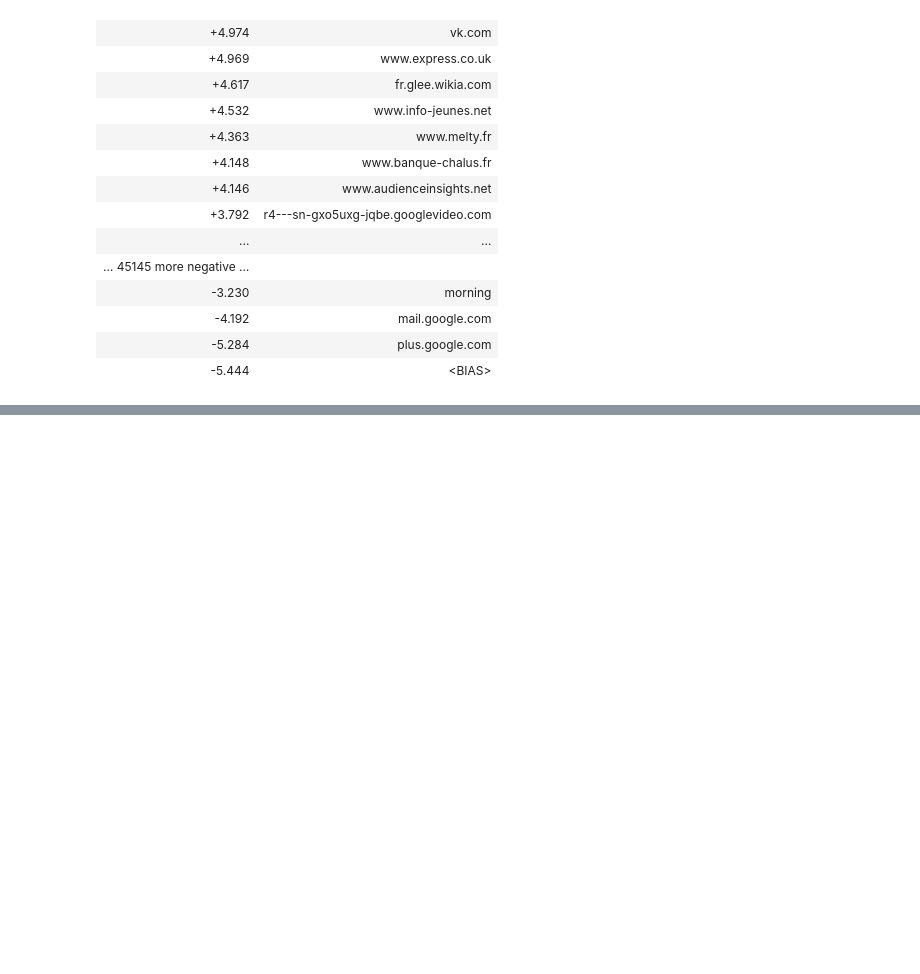
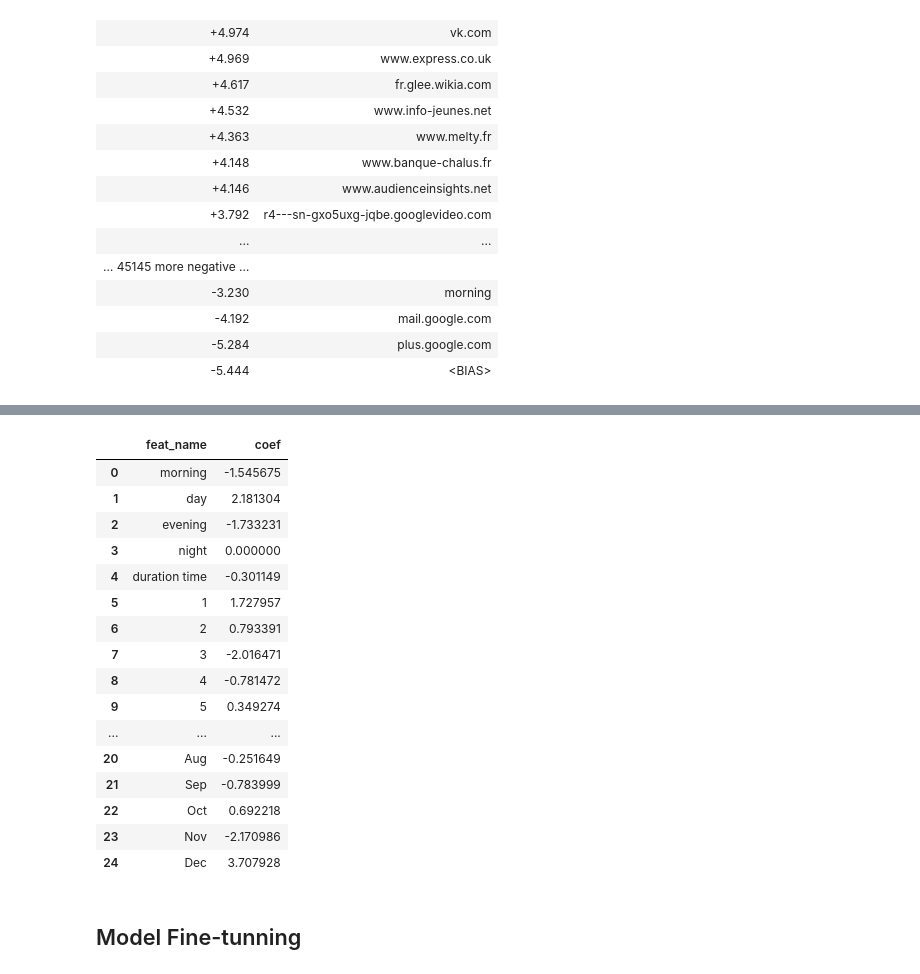
Before and after one commit to BoshengW/Data_Science_Learning, a Jupyter notebook: Alice_Kaggle/Alice_Model.ipynb, the cells around one changed output, grey strips where cells are left out. Drawn from its saved outputs; the diff is of its cells as text; code cells hidden in the pictures; blank space fills up the shorter version.

```diff
--- a/Alice_Kaggle/Alice_Model.ipynb
+++ b/Alice_Kaggle/Alice_Model.ipynb
@@ -293,0 +315,3 @@ array([False,  True,  True,  True,  True,  True,  True,  True,  True,
+# %%
+new_features2 = new_features2[:5]
+new_features2+=['weekday', 'yearmonth','month']
@@ -293,0 +390,7 @@ array([False,  True,  True,  True,  True,  True,  True,  True,  True,
+# %%
+month_map = {'1': 'Jan.', '2': 'Feb.', '3': 'Mar.', '4': 'Apr', '5': 'May', '6': 'Jun', '7': 'Jul', '8': 'Aug',
+            '9': 'Sep', '10': 'Oct', '11': 'Nov', '12': 'Dec'}
+month_train = train_times['time1'].apply(lambda ts: month_map[str(ts.month)]).values.reshape(-1,1)
+month_test = test_times['time1'].apply(lambda ts: month_map[str(ts.month)]).values.reshape(-1,1)
+train_month = one_hot.fit_transform(month_train)
+test_month = one_hot.transform(month_test)
@@ -293,0 +400,9 @@ array([False,  True,  True,  True,  True,  True,  True,  True,  True,
+# %%
+new_features3 = new_features2[:5].copy()
+new_features3+=['%d' %i for i in range(1,8)]
+new_features3+=['yearmonth']
+new_features3+=[month_map[i] for i in month_map]
+# %%
+logit_higher_iter = LogisticRegression(random_state=17, C=4, max_iter=100, solver='lbfgs',n_jobs=-1)
+cv_add_YMD_cate_feat = train_and_predict(logit_higher_iter, new_train_wYMD_cate, y_train, new_test_wYMD_cate, site_features=tfv.get_feature_names(), new_feature_names=new_features3,
+                     cv=time_split, scoring='roc_auc', top_n_features=30, submission_file='submission.csv')
@@ -293,0 +430,22 @@ array([False,  True,  True,  True,  True,  True,  True,  True,  True,
+# %%
+pd.DataFrame({'feat_name': new_features3, 'coef': logit_higher_iter.coef_[0][-len(new_features3):]})
+# %% [output]
+|  | feat_name | coef |
+| 0 | morning | -1.545675 |
+| 1 | day | 2.181304 |
+| 2 | evening | -1.733231 |
+| 3 | night | 0.000000 |
+| 4 | duration time | -0.301149 |
+| 5 | 1 | 1.727957 |
+| 6 | 2 | 0.793391 |
+| 7 | 3 | -2.016471 |
+| 8 | 4 | -0.781472 |
+| 9 | 5 | 0.349274 |
+| ... | ... | ... |
+| 20 | Aug | -0.251649 |
+| 21 | Sep | -0.783999 |
+| 22 | Oct | 0.692218 |
+| 23 | Nov | -2.170986 |
+| 24 | Dec | 3.707928 |
+# %% [markdown]
+## Model Fine-tunning
```
Also changed, not shown: parts of 18 cells of this notebook, 3 other files.
